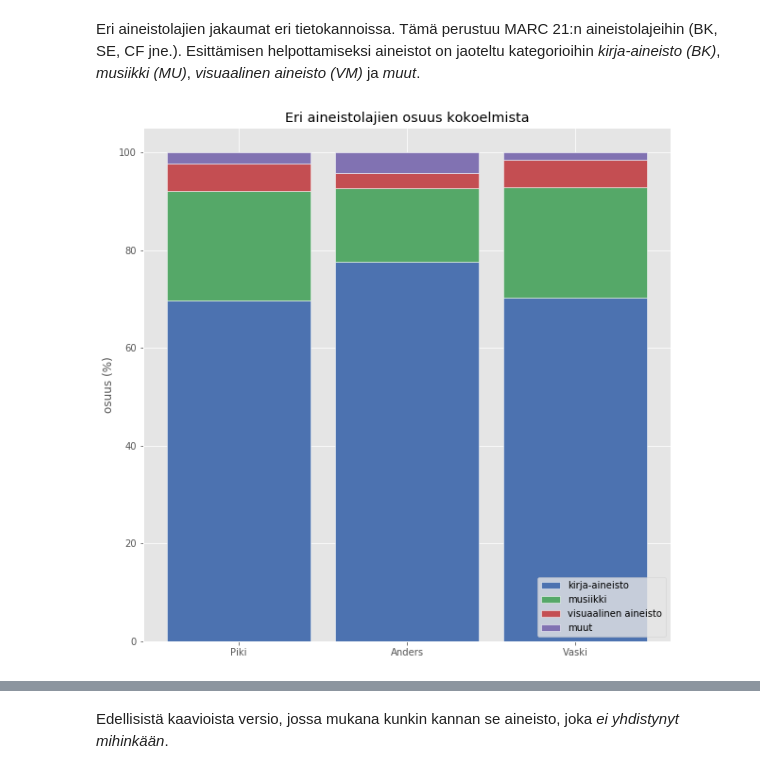
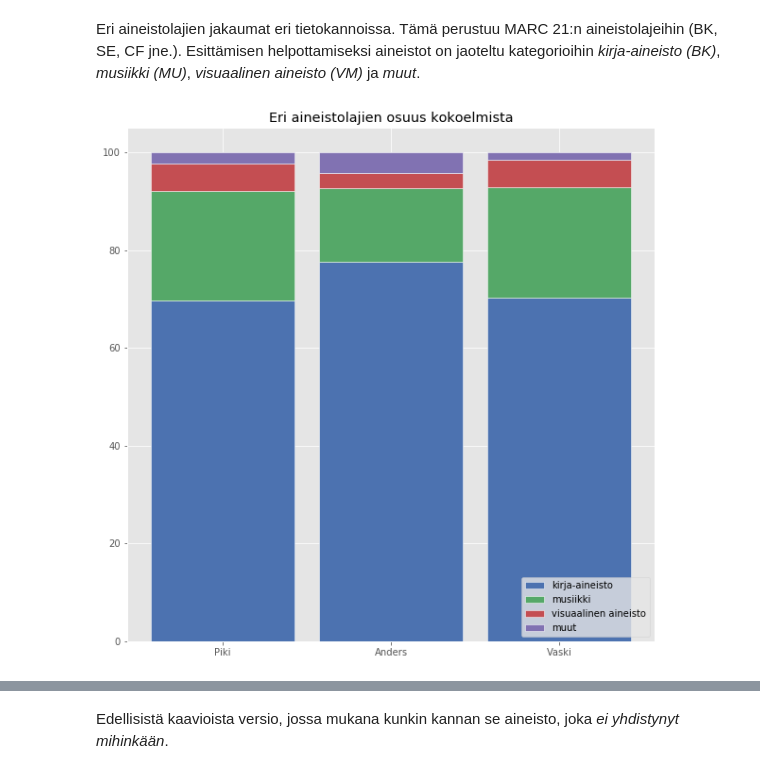
Before and after one commit to tvirolai/aineistokartoitus, a Jupyter notebook: Yleisten kirjastojen aineistokartoitus.ipynb, the cells around one changed output, grey strips where cells are left out. Cells and saved outputs as stored; diff of their text form; code cells hidden in the pictures.

```diff
--- a/Yleisten kirjastojen aineistokartoitus.ipynb
+++ b/Yleisten kirjastojen aineistokartoitus.ipynb
@@ -305,12 +411,15 @@ def aineistolajienOsuudet(df):
 
     # Custom x axis
     plt.xticks(r, names)
-    plt.ylabel("osuus (%)")
+
     plt.legend(loc='lower right')
+
     plt.title("Eri aineistolajien osuus kokoelmista")
 
+    #plt.ylabel("osuus")
+
     # Save it
-    plt.savefig("aineistolajit_osuudet.svg")
+    plt.savefig("aineistolajit_osuudet.png")
 
     # Show graphic
     plt.show()
@@ -319,35 +428,35 @@ def aineistolajienOsuudet(df):
 def aineistolajienMaarat(df):
     # plot
     barWidth = 0.85
     names = ('Piki','Anders','Vaski')
     plt.figure(figsize=(10,10))
     plt.style.use('ggplot')
     # Create BK Bars
     plt.bar(r, df['BK'], edgecolor='white', width=barWidth, label='kirja-aineisto')
     # Create MU Bars
     plt.bar(r, df['MU'], bottom=df['BK'], edgecolor='white', width=barWidth, label='musiikki')
     # Create VM Bars
     plt.bar(r, df['VM'], bottom=[i+j for i,j in zip(df['BK'], df['MU'])], edgecolor='white', width=barWidth, label='visuaalinen aineisto')
     # Create MUUT Bars
     plt.bar(r, df['MUUT'], bottom=[i+j+k for i,j,k in zip(df['BK'], df['MU'], df['VM'])],  edgecolor='white', width=barWidth, label='muut')
 
     # Custom x axis
     plt.xticks(r, names)
-    plt.ylabel("osuus (%)")
+    #plt.ylabel("osuus (%)")
     plt.legend(loc='lower right')
     plt.title("Eri aineistolajien määrä kokoelmissa")
 
     # Save it
 
     #plt.savefig("aineistolajit_maara.svg")
 
     # Show graphic
     plt.show()
 
 
 aineistolajienOsuudet(df)
 # %% [output]
-[figure, old version]
+[figure, new version]
 # %%
 # BK, MU, VM ja MUUT
 
```
Also changed, not shown: parts of 20 cells of this notebook, 3 other files.
